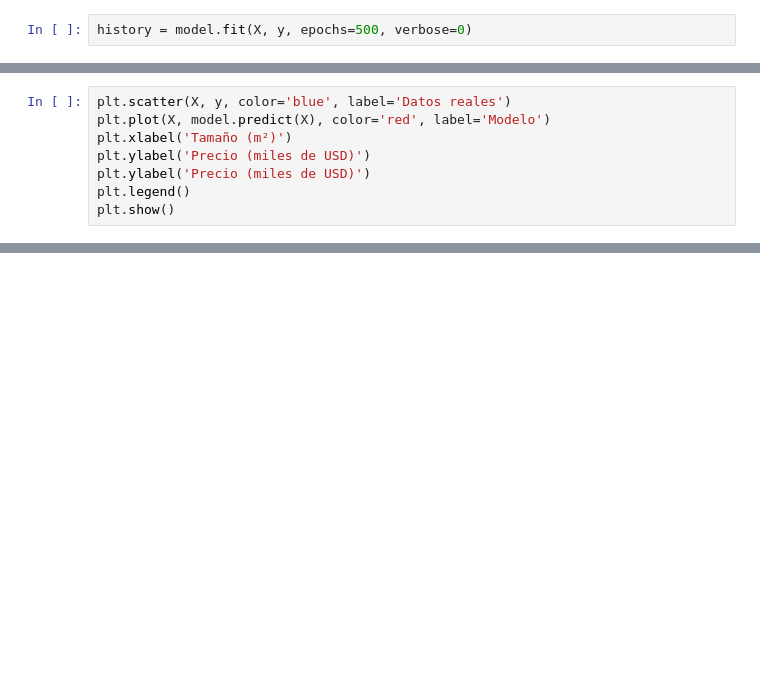
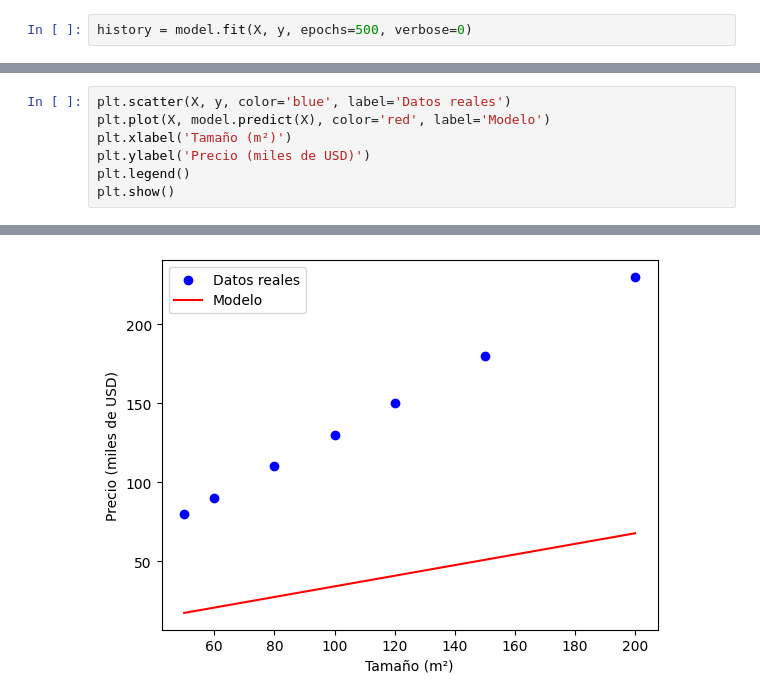
Before and after one commit to Mikelon23/Inteligencia_Artificial_Activities, a Jupyter notebook: ML_Clasicos/modelo_regresion_TensorFlow.ipynb, the cells around one changed output, grey strips where cells are left out. Saved outputs shown, nothing was run; the diff lists cells and outputs as text; blank space fills up the shorter version.

Commit message:
modelo de regresión en TensorFlow/Keras-predecir el precio de una casa según su tamaño (m^2).

```diff
--- a/ML_Clasicos/modelo_regresion_TensorFlow.ipynb
+++ b/ML_Clasicos/modelo_regresion_TensorFlow.ipynb
@@ -37,6 +42,6 @@ plt.scatter(X, y, color='blue', label='Datos reales')
 plt.plot(X, model.predict(X), color='red', label='Modelo')
 plt.xlabel('Tamaño (m²)')
 plt.ylabel('Precio (miles de USD)')
-plt.ylabel('Precio (miles de USD)')
 plt.legend()
 plt.show()
+# %% [output]
@@ -42,0 +49 @@ plt.show()
+[figure, added]
```
Also changed, not shown: parts of 3 cells of this notebook.
